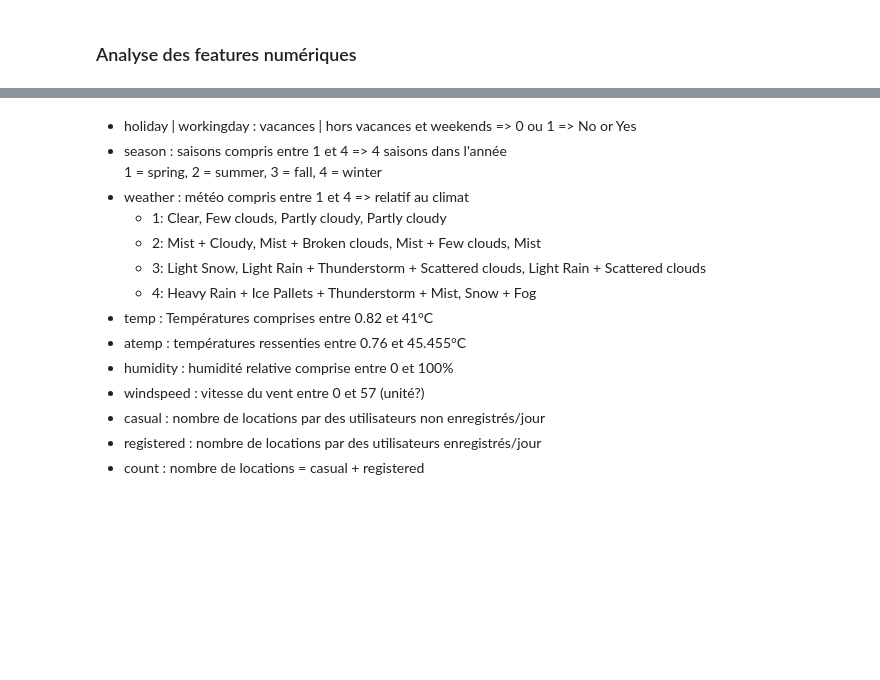
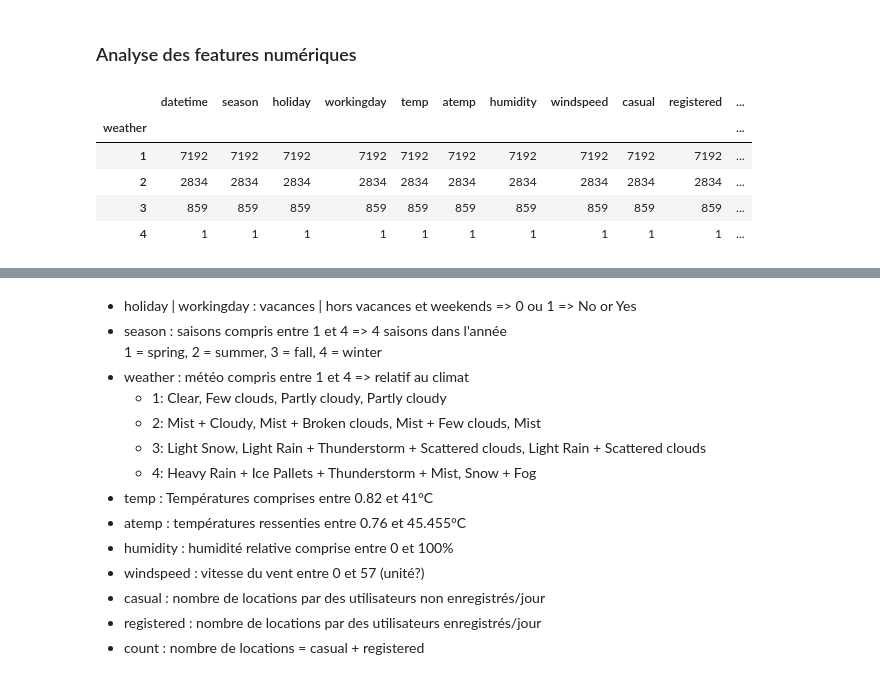
Before and after one commit to RudyBourez/Bike_Sharing_API, a Jupyter notebook: Analyses/analyses.ipynb, the cells around one changed output, grey strips where cells are left out. Cells and saved outputs as stored; diff of their text form; code cells hidden in the pictures; blank space fills up the shorter version.

```diff
--- a/Analyses/analyses.ipynb
+++ b/Analyses/analyses.ipynb
@@ -54,6 +54,15 @@ Format de type date => à transformer judicieusement en entier
 Relevé d'heure en heure
 # %% [markdown]
 ### Analyse des features numériques
+# %%
+df.groupby(df["weather"]).count()
+# %% [output]
+|  | datetime | season | holiday | workingday | temp | atemp | humidity | windspeed | casual | registered | ... |
+| weather |  |  |  |  |  |  |  |  |  |  | ... |
+| 1 | 7192 | 7192 | 7192 | 7192 | 7192 | 7192 | 7192 | 7192 | 7192 | 7192 | ... |
+| 2 | 2834 | 2834 | 2834 | 2834 | 2834 | 2834 | 2834 | 2834 | 2834 | 2834 | ... |
+| 3 | 859 | 859 | 859 | 859 | 859 | 859 | 859 | 859 | 859 | 859 | ... |
+| 4 | 1 | 1 | 1 | 1 | 1 | 1 | 1 | 1 | 1 | 1 | ... |
 # %%
 df.describe()
 # %% [output]
```
Also changed, not shown: 1 other file.
